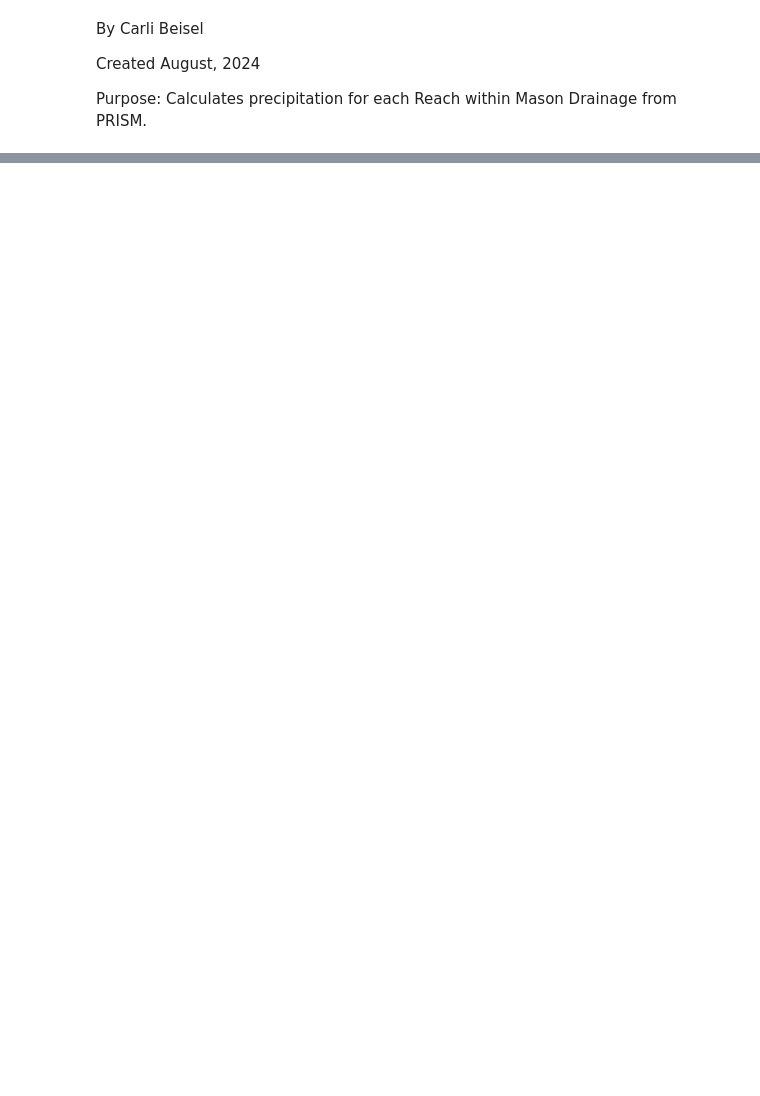
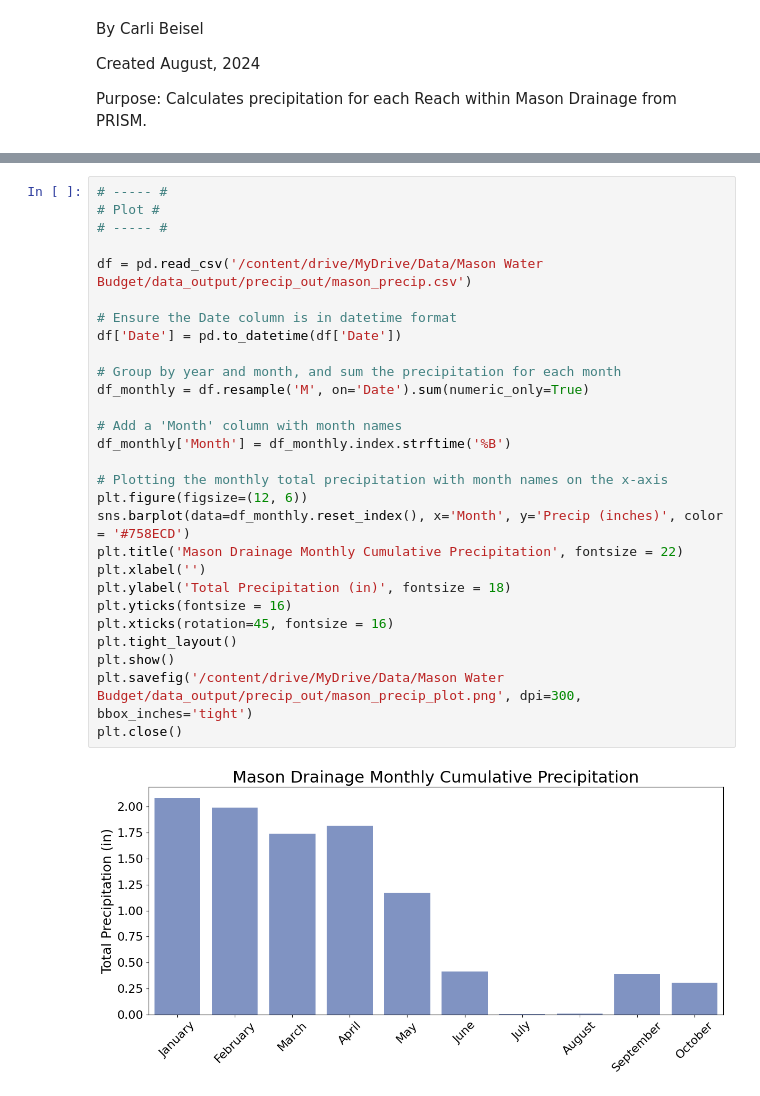
Before and after one commit to carlibeisel/mason_water_budget, a Jupyter notebook: reach_precip.ipynb, the cells around one changed output, grey strips where cells are left out. Drawn from its saved outputs; the diff is of its cells as text; blank space fills up the shorter version.

```diff
--- a/reach_precip.ipynb
+++ b/reach_precip.ipynb
@@ -69,0 +132,30 @@ plt.close()
+# %%
+# ----- #
+# Plot #
+# ----- #
+
+df = pd.read_csv('/content/drive/MyDrive/Data/Mason Water Budget/data_output/precip_out/mason_precip.csv')
+
+# Ensure the Date column is in datetime format
+df['Date'] = pd.to_datetime(df['Date'])
+
+# Group by year and month, and sum the precipitation for each month
+df_monthly = df.resample('M', on='Date').sum(numeric_only=True)
+
+# Add a 'Month' column with month names
+df_monthly['Month'] = df_monthly.index.strftime('%B')
+
+# Plotting the monthly total precipitation with month names on the x-axis
+plt.figure(figsize=(12, 6))
+sns.barplot(data=df_monthly.reset_index(), x='Month', y='Precip (inches)', color = '#758ECD')
+plt.title('Mason Drainage Monthly Cumulative Precipitation', fontsize = 22)
+plt.xlabel('')
+plt.ylabel('Total Precipitation (in)', fontsize = 18)
+plt.yticks(fontsize = 16)
+plt.xticks(rotation=45, fontsize = 16)
+plt.tight_layout()
+plt.show()
+plt.savefig('/content/drive/MyDrive/Data/Mason Water Budget/data_output/precip_out/mason_precip_plot.png', dpi=300, bbox_inches='tight')
+plt.close()
+# %% [output]
+[figure, added]
```
Also changed, not shown: parts of 9 cells of this notebook.
